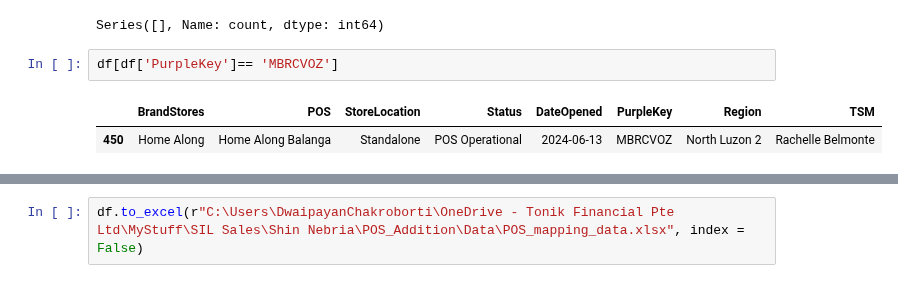
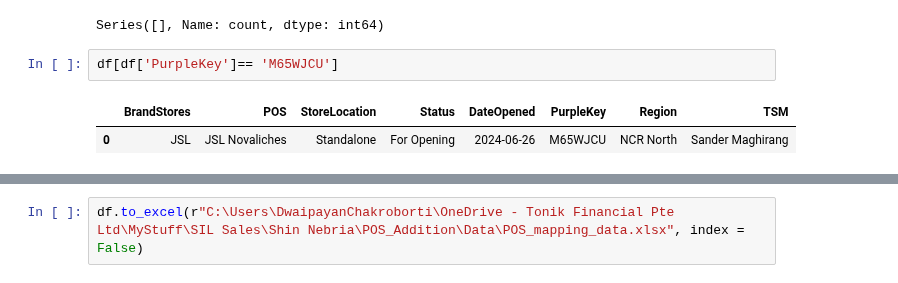
Before and after one commit to dchakroborti-tonik/POS_Addition, a Jupyter notebook: Notebook/Pos_mapping_new.ipynb, the cells around one changed output, grey strips where cells are left out. Saved outputs shown, nothing was run; the diff lists cells and outputs as text.

```diff
--- a/Notebook/Pos_mapping_new.ipynb
+++ b/Notebook/Pos_mapping_new.ipynb
@@ -322,10 +332,10 @@ print(filtered_counts)
 # %% [output]
 Series([], Name: count, dtype: int64)
 # %%
-df[df['PurpleKey']== 'MBRCVOZ']
+df[df['PurpleKey']== 'M65WJCU']
 # %% [output]
 |  | BrandStores | POS | StoreLocation | Status | DateOpened | PurpleKey | Region | TSM |
-| 450 | Home Along | Home Along Balanga | Standalone | POS Operational | 2024-06-13 | MBRCVOZ | North Luzon 2 | Rachelle Belmonte |
+| 0 | JSL | JSL Novaliches | Standalone | For Opening | 2024-06-26 | M65WJCU | NCR North | Sander Maghirang |
 # %%
 sq = """drop table prj-prod-dataplatform.dap_ds_poweruser_playground.POS_TSM_MAPIING;"""
 
```
Also changed, not shown: parts of 29 cells of this notebook, 3 other files.
